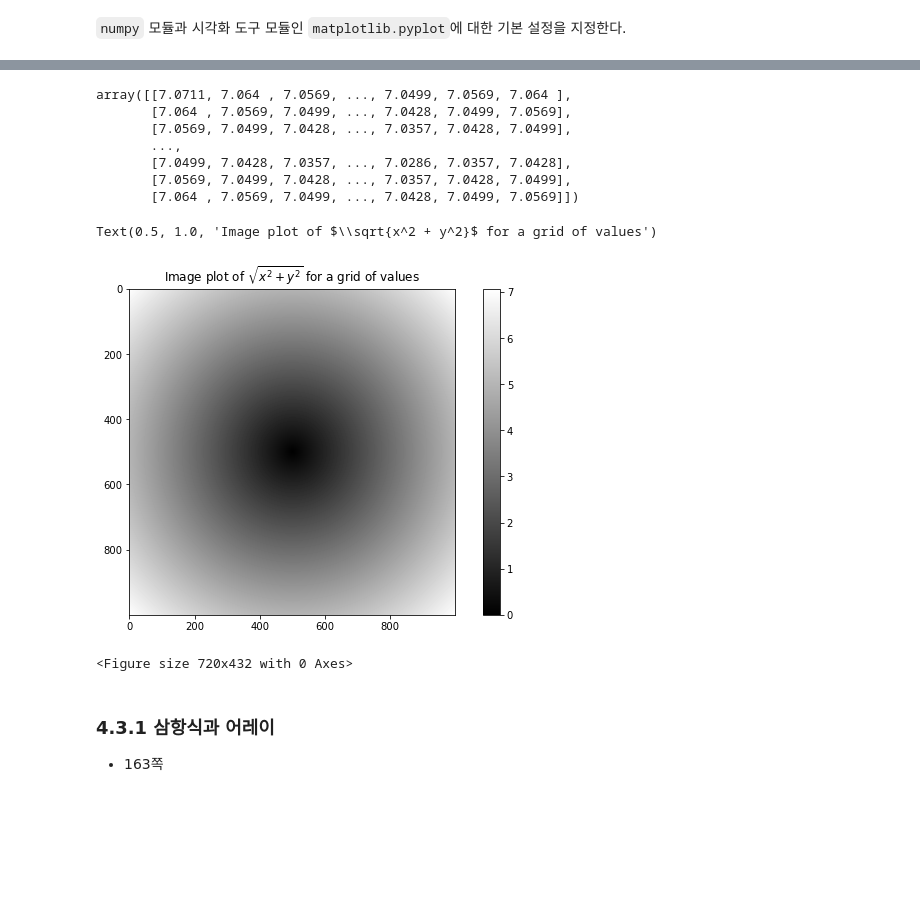
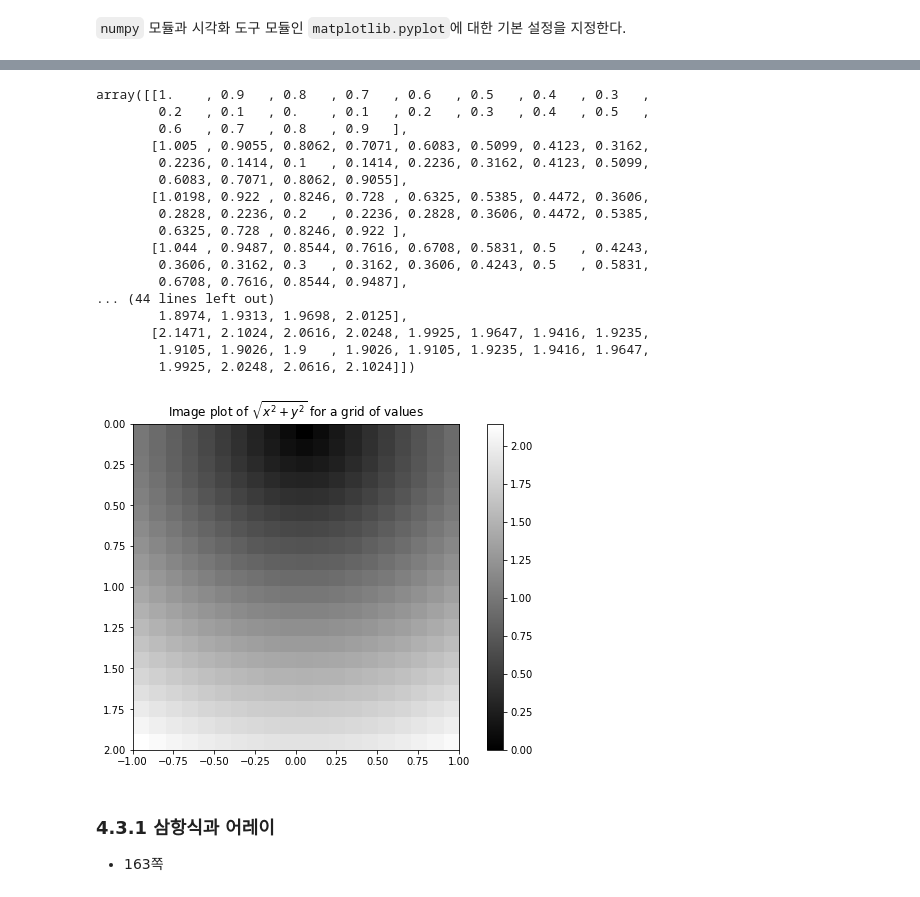
Before and after one commit to codingalzi/pydata, a Jupyter notebook: notebooks/pydata04-numpy-basics-3.ipynb, the cells around one changed output, grey strips where cells are left out. Drawn from its saved outputs; the diff is of its cells as text; code cells hidden in the pictures; blank space fills up the shorter version.

```diff
--- a/notebooks/pydata04-numpy-basics-3.ipynb
+++ b/notebooks/pydata04-numpy-basics-3.ipynb
@@ -63,4 +153,2 @@ array([   nan,    nan, 2.8888,    nan,    nan, 1.5443, 4.0305])
 # %%
-points = np.arange(-5, 5, 0.01) # 1000 equally spaced points
-xs, ys = np.meshgrid(points, points)
-ys
+points = np.arange(-1, 1, 0.1) # 1000 equally spaced points
@@ -74,0 +158,2 @@ array([[-5.  , -5.  , -5.  , ..., -5.  , -5.  , -5.  ],
+# %%
+xs, ys = np.meshgrid(points, points2)
@@ -74,0 +200,4 @@ array([[-5.  , -5.  , -5.  , ..., -5.  , -5.  , -5.  ],
+# %%
+plt.rc('figure', figsize=(5, 5))
+plt.scatter(xs, ys)
+plt.show()
@@ -76,20 +207,30 @@ array([[-5.  , -5.  , -5.  , ..., -5.  , -5.  , -5.  ],
 z = np.sqrt(xs ** 2 + ys ** 2)
 z
 # %% [output]
-array([[7.0711, 7.064 , 7.0569, ..., 7.0499, 7.0569, 7.064 ],
-       [7.064 , 7.0569, 7.0499, ..., 7.0428, 7.0499, 7.0569],
-       [7.0569, 7.0499, 7.0428, ..., 7.0357, 7.0428, 7.0499],
-       ...,
-       [7.0499, 7.0428, 7.0357, ..., 7.0286, 7.0357, 7.0428],
-       [7.0569, 7.0499, 7.0428, ..., 7.0357, 7.0428, 7.0499],
-       [7.064 , 7.0569, 7.0499, ..., 7.0428, 7.0499, 7.0569]])
+array([[1.    , 0.9   , 0.8   , 0.7   , 0.6   , 0.5   , 0.4   , 0.3   ,
+        0.2   , 0.1   , 0.    , 0.1   , 0.2   , 0.3   , 0.4   , 0.5   ,
+        0.6   , 0.7   , 0.8   , 0.9   ],
+       [1.005 , 0.9055, 0.8062, 0.7071, 0.6083, 0.5099, 0.4123, 0.3162,
+        0.2236, 0.1414, 0.1   , 0.1414, 0.2236, 0.3162, 0.4123, 0.5099,
+        0.6083, 0.7071, 0.8062, 0.9055],
+       [1.0198, 0.922 , 0.8246, 0.728 , 0.6325, 0.5385, 0.4472, 0.3606,
+        0.2828, 0.2236, 0.2   , 0.2236, 0.2828, 0.3606, 0.4472, 0.5385,
+        0.6325, 0.728 , 0.8246, 0.922 ],
+       [1.044 , 0.9487, 0.8544, 0.7616, 0.6708, 0.5831, 0.5   , 0.4243,
+        0.3606, 0.3162, 0.3   , 0.3162, 0.3606, 0.4243, 0.5   , 0.5831,
+        0.6708, 0.7616, 0.8544, 0.9487],
+... (44 lines left out)
+        1.8974, 1.9313, 1.9698, 2.0125],
+       [2.1471, 2.1024, 2.0616, 2.0248, 1.9925, 1.9647, 1.9416, 1.9235,
+        1.9105, 1.9026, 1.9   , 1.9026, 1.9105, 1.9235, 1.9416, 1.9647,
+        1.9925, 2.0248, 2.0616, 2.1024]])
 # %%
-plt.imshow(z, cmap=plt.cm.gray); plt.colorbar()
+plt.rc('figure', figsize=(10, 6))
+
+plt.imshow(z, cmap=plt.cm.gray, extent=[-1, 1, 2, 0])
+plt.colorbar()
 plt.title("Image plot of $\sqrt{x^2 + y^2}$ for a grid of values")
+
+plt.show()
 # %% [output]
-Text(0.5, 1.0, 'Image plot of $\\sqrt{x^2 + y^2}$ for a grid of values')
-[figure, old version]
+[figure, new version]
-# %%
-plt.draw()
-# %% [output]
-<Figure size 720x432 with 0 Axes>
```
Also changed, not shown: parts of 35 cells of this notebook, 2 other files.
